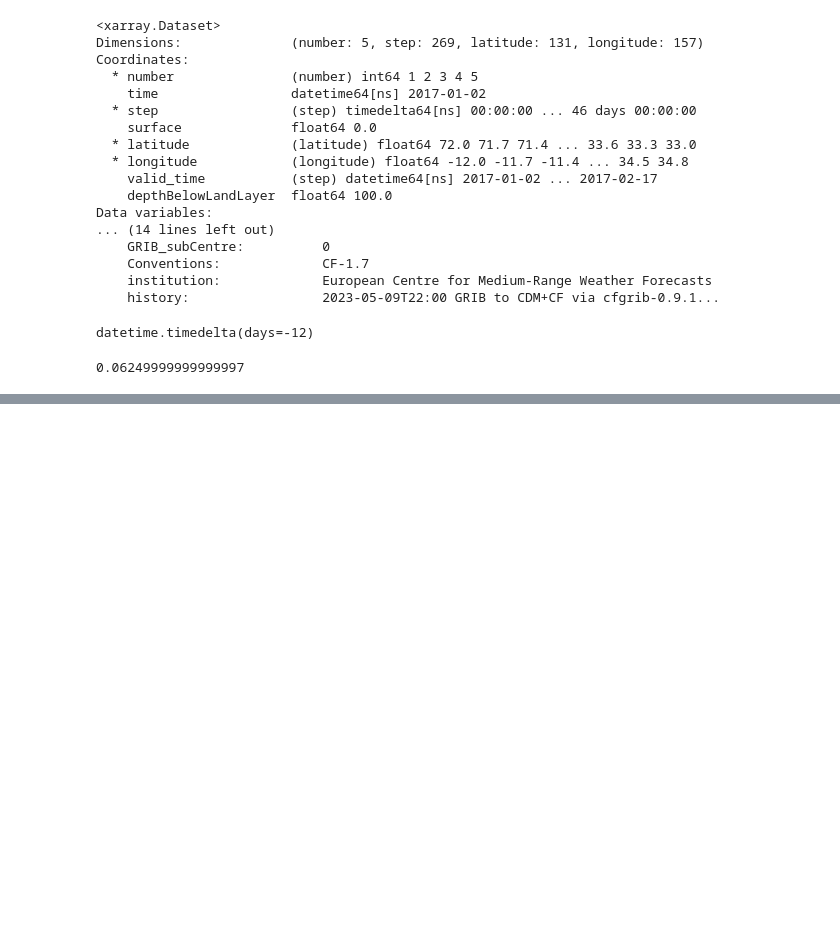
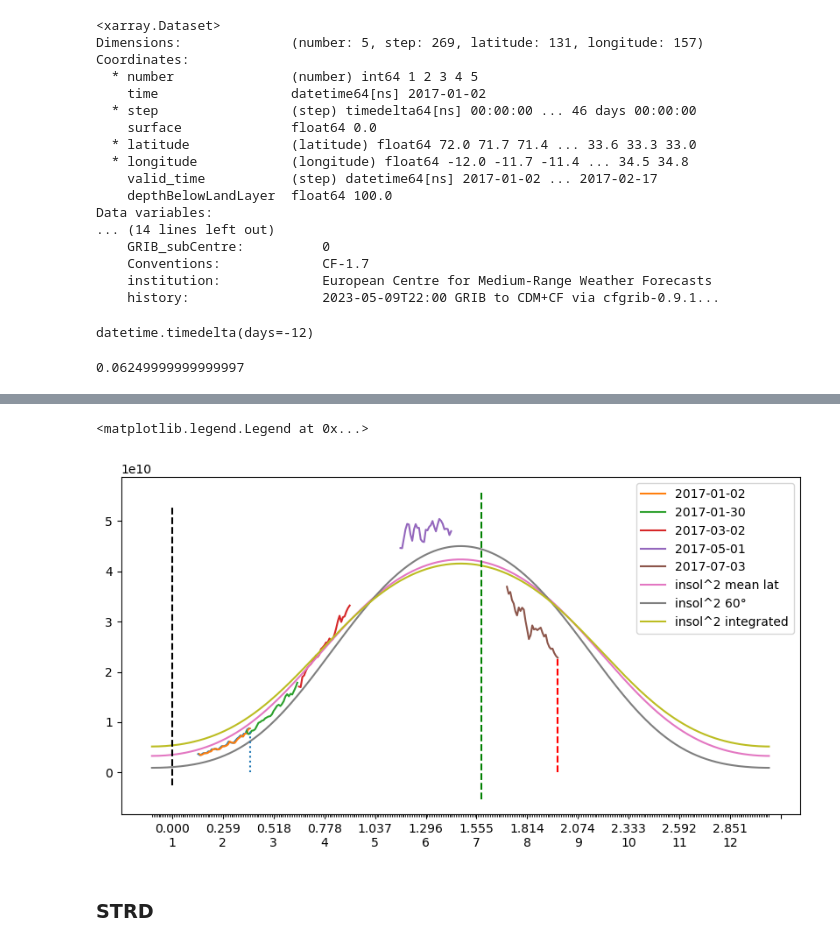
Before and after one commit to elkir/iccs23-hacakthon-delorean-datasets, a Jupyter notebook: notebooks/008_variance_sinusoidal.ipynb, the cells around one changed output, grey strips where cells are left out. Drawn from its saved outputs; the diff is of its cells as text; code cells hidden in the pictures; blank space fills up the shorter version.

```diff
--- a/notebooks/008_variance_sinusoidal.ipynb
+++ b/notebooks/008_variance_sinusoidal.ipynb
@@ -283,0 +369,41 @@ def plot_var(var_ds,ax):
+# %%
+fig,ax = plt.subplots()
+
+funcs = [func2, func3, func4]
+def sin_norm(x, func):
+    return func((x + offset) / period)
+# plt.plot(dsD.step,dsD.ssrd.isel(number=1).sel(latitude=latlon_vienna[0],longitude=latlon_vienna[1],method="nearest"))
+ax.plot(steps_daily,dsD_var.ssrd[:-1])
+plot_var(dsD_var,ax)
+for dsDi_var in dsD_var_list:
+    plot_var(dsDi_var,ax)
+
+# ax.plot(steps,sin_norm(steps,func2)*k2, label="sin^2")
+# ax.plot(steps,sin_norm(steps,func3)*k3, label="sin^3")
+# ax.plot(steps,sin_norm(steps,func4)*k4, label="sin^4")
+ax.plot(steps,sin_norm(steps,func_insol_var)*k_insol_var, label="insol^2 mean lat")
+ax.plot(steps,sin_norm(steps,func_insol_var_lat)*k_insol_var_lat, label=f"insol^2 {func_insol_var_lat.__defaults__[0]}°")
+ax.plot(steps,sin_norm(steps,func_insol_var_integrated)*k_insol_var_integrated, label="insol^2 integrated")
+# ax.plot(steps,sin_norm(steps,func_insol_var_integrated_full)*k_insol_var_integrated_full, label="insol^2 integrated full")
+ax.vlines(ds.step.max(),0,max_var, linestyles=":")
+ax.vlines(0,ax.get_ylim()[0],ax.get_ylim()[1],"k",linestyles="--")
+
+# set minor xticks to steps_all
+ax.set_xticks(steps_all,minor=True)
+# set major tickes to the months in nano seconds since beginning of year
+ax.set_xticks(np.arange(0,period,pd.Timedelta("30D").value),minor=False)
+
+# add a second line of xlables with the month numbers keeping the previous labels
+ticklabels = ax.get_xticklabels()
+# two lines of labels
+new_ticklabels = [f"{label.get_text()}\n{i+1}" for i,label in enumerate(ticklabels) if i!=12] +[""]
+ax.set_xticklabels(new_ticklabels)
+
+ax.legend()
+#set xlim between -offset and -offset+period
+# plt.xlim(-offset,-offset+period)
+# %% [output]
+<matplotlib.legend.Legend at 0x...>
+[figure, added]
+# %% [markdown]
+### STRD
```
Also changed, not shown: parts of 18 cells of this notebook.
